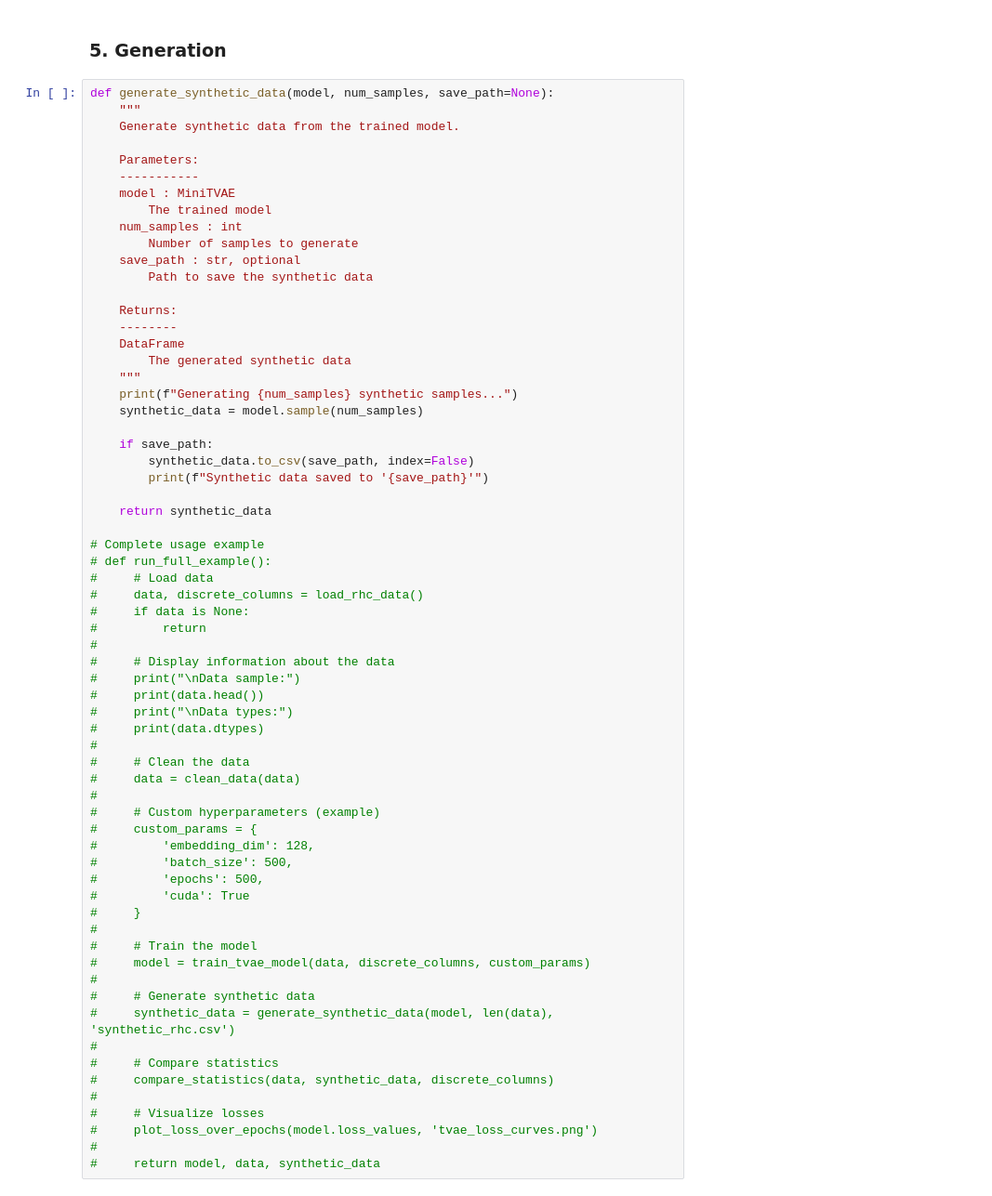
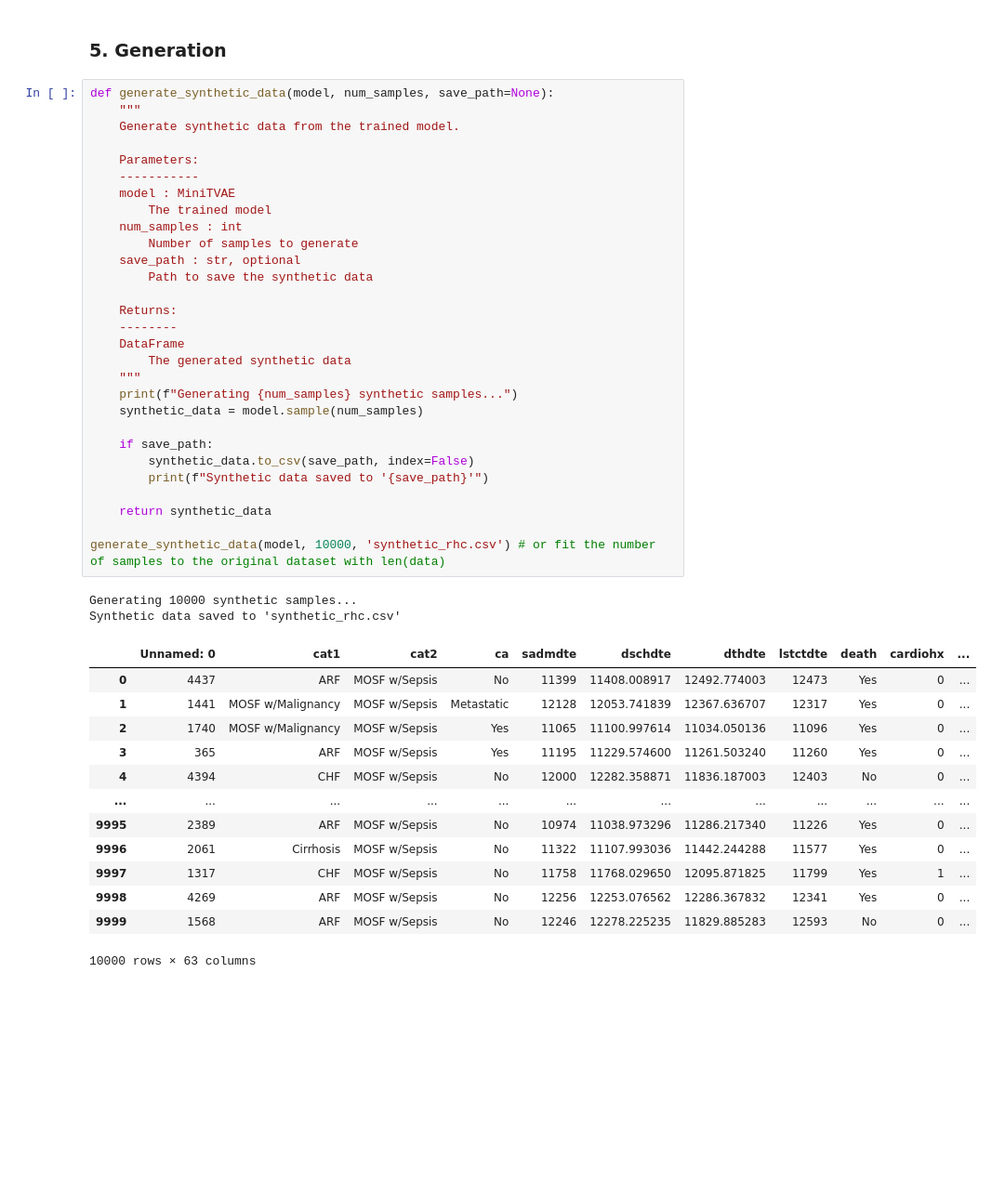
Before and after one commit to Martinfacot/tVAE_project, a Jupyter notebook: test_mini_tvae/test_v2.ipynb, the cells around one changed output. Shown: that part at 93% size. Saved outputs shown, nothing was run; the diff lists cells and outputs as text; blank space fills up the shorter version.

```diff
--- a/test_mini_tvae/test_v2.ipynb
+++ b/test_mini_tvae/test_v2.ipynb
@@ -192,67 +194,47 @@ plot_loss_over_epochs(model.loss_values)
 # %%
 def generate_synthetic_data(model, num_samples, save_path=None):
     """
     Generate synthetic data from the trained model.
 
     Parameters:
     -----------
     model : MiniTVAE
         The trained model
     num_samples : int
         Number of samples to generate
     save_path : str, optional
         Path to save the synthetic data
 
     Returns:
     --------
     DataFrame
         The generated synthetic data
     """
     print(f"Generating {num_samples} synthetic samples...")
     synthetic_data = model.sample(num_samples)
 
     if save_path:
         synthetic_data.to_csv(save_path, index=False)
         print(f"Synthetic data saved to '{save_path}'")
 
     return synthetic_data
 
-# Complete usage example
-# def run_full_example():
-#     # Load data
-#     data, discrete_columns = load_rhc_data()
-#     if data is None:
-#         return
-#
-#     # Display information about the data
-#     print("\nData sample:")
-#     print(data.head())
-#     print("\nData types:")
-#     print(data.dtypes)
-#
-#     # Clean the data
-#     data = clean_data(data)
-#
-#     # Custom hyperparameters (example)
-#     custom_params = {
-#         'embedding_dim': 128,
-#         'batch_size': 500,
-#         'epochs': 500,
-#         'cuda': True
-#     }
-#
-#     # Train the model
-#     model = train_tvae_model(data, discrete_columns, custom_params)
-#
-#     # Generate synthetic data
-#     synthetic_data = generate_synthetic_data(model, len(data), 'synthetic_rhc.csv')
-#
-#     # Compare statistics
-#     compare_statistics(data, synthetic_data, discrete_columns)
-#
-#     # Visualize losses
-#     plot_loss_over_epochs(model.loss_values, 'tvae_loss_curves.png')
-#
-#     return model, data, synthetic_data
+generate_synthetic_data(model, 10000, 'synthetic_rhc.csv') # or fit the number of samples to the original dataset with len(data)
+# %% [output]
+Generating 10000 synthetic samples...
+Synthetic data saved to 'synthetic_rhc.csv'
+|  | Unnamed: 0 | cat1 | cat2 | ca | sadmdte | dschdte | dthdte | lstctdte | death | cardiohx | ... |
+| 0 | 4437 | ARF | MOSF w/Sepsis | No | 11399 | 11408.008917 | 12492.774003 | 12473 | Yes | 0 | ... |
+| 1 | 1441 | MOSF w/Malignancy | MOSF w/Sepsis | Metastatic | 12128 | 12053.741839 | 12367.636707 | 12317 | Yes | 0 | ... |
+| 2 | 1740 | MOSF w/Malignancy | MOSF w/Sepsis | Yes | 11065 | 11100.997614 | 11034.050136 | 11096 | Yes | 0 | ... |
+| 3 | 365 | ARF | MOSF w/Sepsis | Yes | 11195 | 11229.574600 | 11261.503240 | 11260 | Yes | 0 | ... |
+| 4 | 4394 | CHF | MOSF w/Sepsis | No | 12000 | 12282.358871 | 11836.187003 | 12403 | No | 0 | ... |
+| ... | ... | ... | ... | ... | ... | ... | ... | ... | ... | ... | ... |
+| 9995 | 2389 | ARF | MOSF w/Sepsis | No | 10974 | 11038.973296 | 11286.217340 | 11226 | Yes | 0 | ... |
+| 9996 | 2061 | Cirrhosis | MOSF w/Sepsis | No | 11322 | 11107.993036 | 11442.244288 | 11577 | Yes | 0 | ... |
+| 9997 | 1317 | CHF | MOSF w/Sepsis | No | 11758 | 11768.029650 | 12095.871825 | 11799 | Yes | 1 | ... |
+| 9998 | 4269 | ARF | MOSF w/Sepsis | No | 12256 | 12253.076562 | 12286.367832 | 12341 | Yes | 0 | ... |
+| 9999 | 1568 | ARF | MOSF w/Sepsis | No | 12246 | 12278.225235 | 11829.885283 | 12593 | No | 0 | ... |
+10000 rows × 63 columns
 # %%
 def compare_statistics(original_data, synthetic_data, discrete_columns,
```
Also changed, not shown: parts of 4 cells of this notebook, 3 other files.
